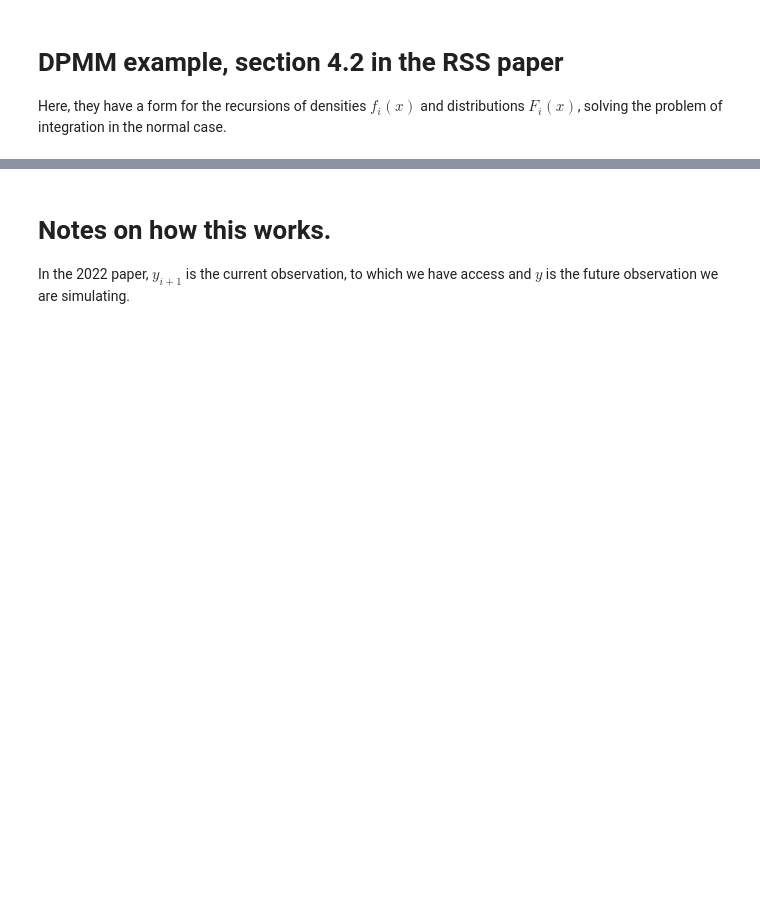
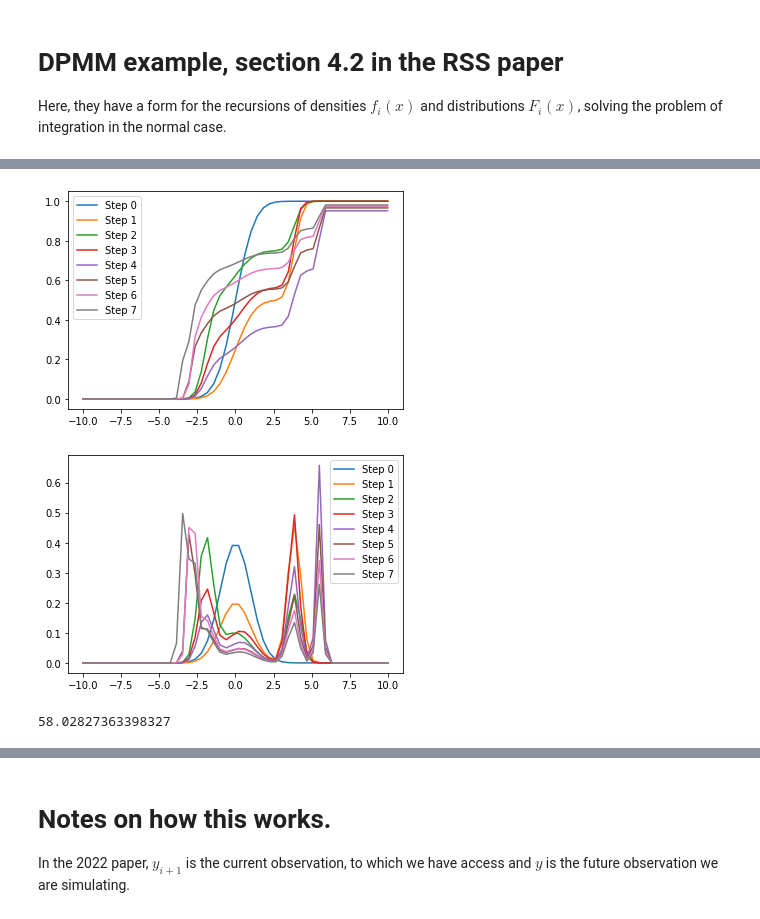
Before and after one commit to Huk-David/RSS-Discussion-paper-Martingale-Posterior-Distributions, a Jupyter notebook: Prequential Copulas - Code/Discussion paper - Notebook.ipynb, the cells around one changed output, grey strips where cells are left out. Drawn from its saved outputs; the diff is of its cells as text; code cells hidden in the pictures; blank space fills up the shorter version.

Commit message:
Update Discussion paper - Notebook.ipynb
Right Before doing mle for rho with energy score

```diff
--- a/Prequential Copulas - Code/Discussion paper - Notebook.ipynb
+++ b/Prequential Copulas - Code/Discussion paper - Notebook.ipynb
@@ -143,8 +144,9 @@ def update_(F_,f_,alpha,v,rho):
 
     def updated_f(x,theta): # define f_(i+1), will be returned.
         inv_u = scs.norm.ppf( np.clip(np.exp(F_(x,theta)),1e-10,1-(1e-10)) )
-        cop_term = scs.multivariate_normal.logpdf( ( inv_u,scs.norm.ppf(v) ), mean=np.zeros(2), cov=(np.array([1,rho,rho,1]).reshape(2,2)) )
+        cop_term = scs.multivariate_normal.logpdf( [float(inv_u),float(scs.norm.ppf(v))] , mean=np.zeros(2), cov=(np.array([1,rho,rho,1]).reshape(2,2)) )
         cop_term += -scs.norm.logpdf(inv_u) -scs.norm.logpdf(scs.norm.ppf(v))
+
         # main expression below:
         out = np.exp(  np.log(1-alpha) + f_(x,theta)  ) + np.exp( np.log(alpha) + cop_term + f_(x,theta) )
         return np.log(np.maximum(out,1e-100))
@@ -164 +190,54 @@ plt.show()
+# %%
+# updating for K steps:
+F_ = [F_0]
+f_ = [f_0]
+rho=0.9
+obs_nb = len(observed_data)
+
+for step in range(obs_nb):
+    rv = np.clip(np.exp(F_[step](observed_data[step],0)),1e-6,1-(1e-6))
+    alpha_i = (2-(1/(step+1))) / (step +2)
+    new_dist = update_(F_[step],f_[step],alpha_i,rv,rho=rho)
+    F_.append(new_dist[0])
+    f_.append(new_dist[1])
+
+# plots for the 6 functions:
+for step in range(obs_nb+1):
+    plt.plot(np.linspace(-10,10,50),[np.exp(F_[step](i,0)) for i in np.linspace(-10,10,50)],label='Step '+str(step))
+plt.legend()
+plt.show()
+for step in range(obs_nb+1):
+    plt.plot(np.linspace(-10,10,50),[np.exp(f_[step](i,0)) for i in np.linspace(-10,10,50)],label='Step '+str(step))
+plt.legend()
+plt.show()
+# %% [output]
+[figure, added]
+[figure, added]
+# %%
+# Compute energy SR via importance sampling, for a given rho
+def Energy_SR_via_IS(obs_,q_samples,q_evals_,p_targets):
+
+    N = len(q_samples) # IS iterations
+    comb = [i for i in combinations(range(N),2)]
+    out = 0
+    for i in range(len(obs_)): # loop over observed data
+
+        # compute weights
+        f_x = np.fromiter( (p_targets[i](x,0) for x in q_samples) ,float)
+        weights = np.exp(np.subtract(f_x,q_evals))
+
+        # compute first part of Energy Score: 2*w*|x-y|
+        out += (2 * np.sum(np.multiply(weights,np.absolute(np.subtract( q_samples,np.repeat(obs_[i],N) )))) ) / np.sum(weights)
+
+        # compute second part of Energy Score: w_x*w_z*|w-z| / w_x*w_z
+        out -= np.sum(np.fromiter(  ( weights[idx[0]]*weights[idx[1]] * np.absolute(np.subtract(q_samples[idx[0]],q_samples[idx[1]]))   for idx in comb )  ,float))  /  np.sum(np.fromiter(  (weights[idx[0]]*weights[idx[1]]  for idx in comb)  ,float))
+
+    return out
+
+q_samples = scs.t.rvs(df=1,size=50)
+q_evals = scs.t.logpdf(q_samples,df=1)
+
+Energy_SR_via_IS(obs_=observed_data,q_samples=q_samples,q_evals_=q_evals,p_targets=f_)
+# %% [output]
+58.02827363398327
 # %%
```
Also changed, not shown: parts of 15 cells of this notebook.
